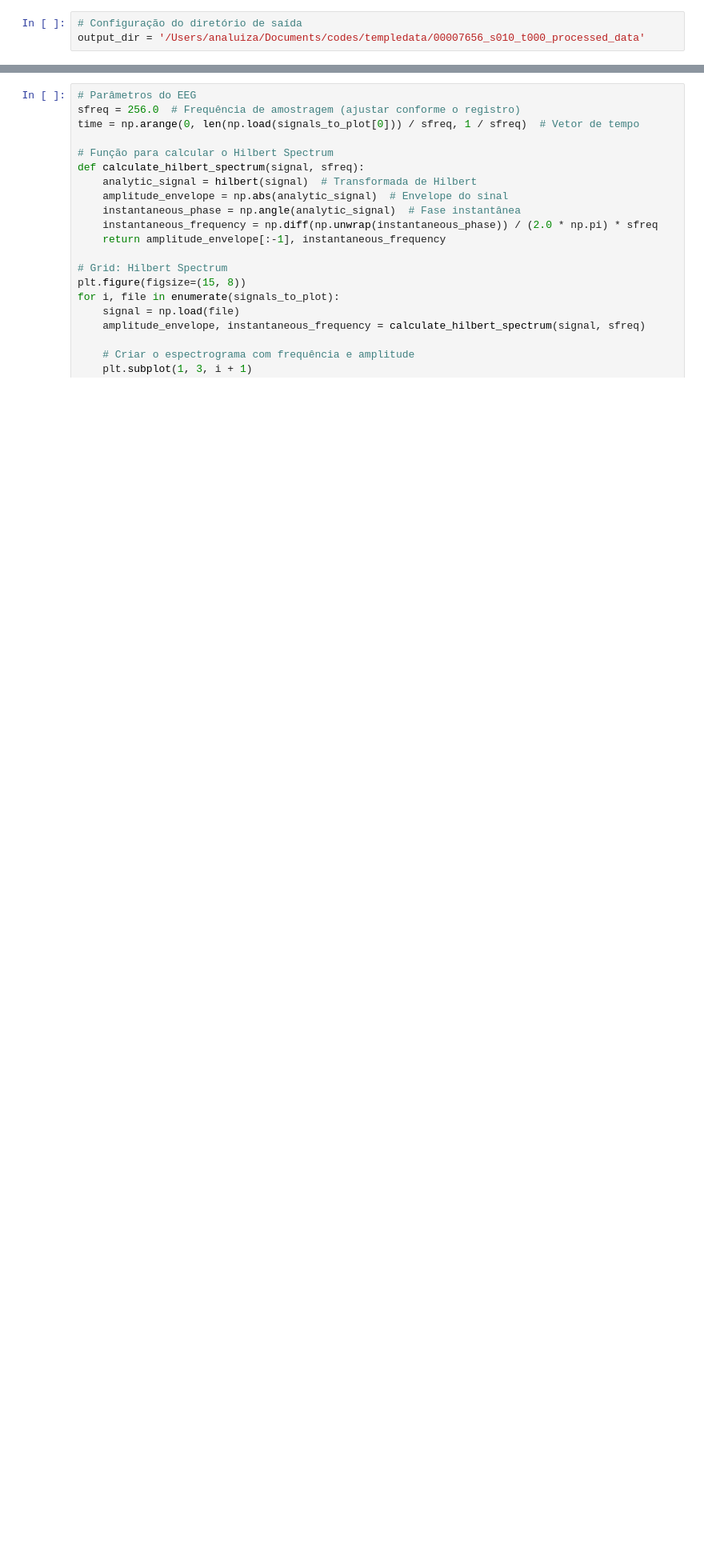
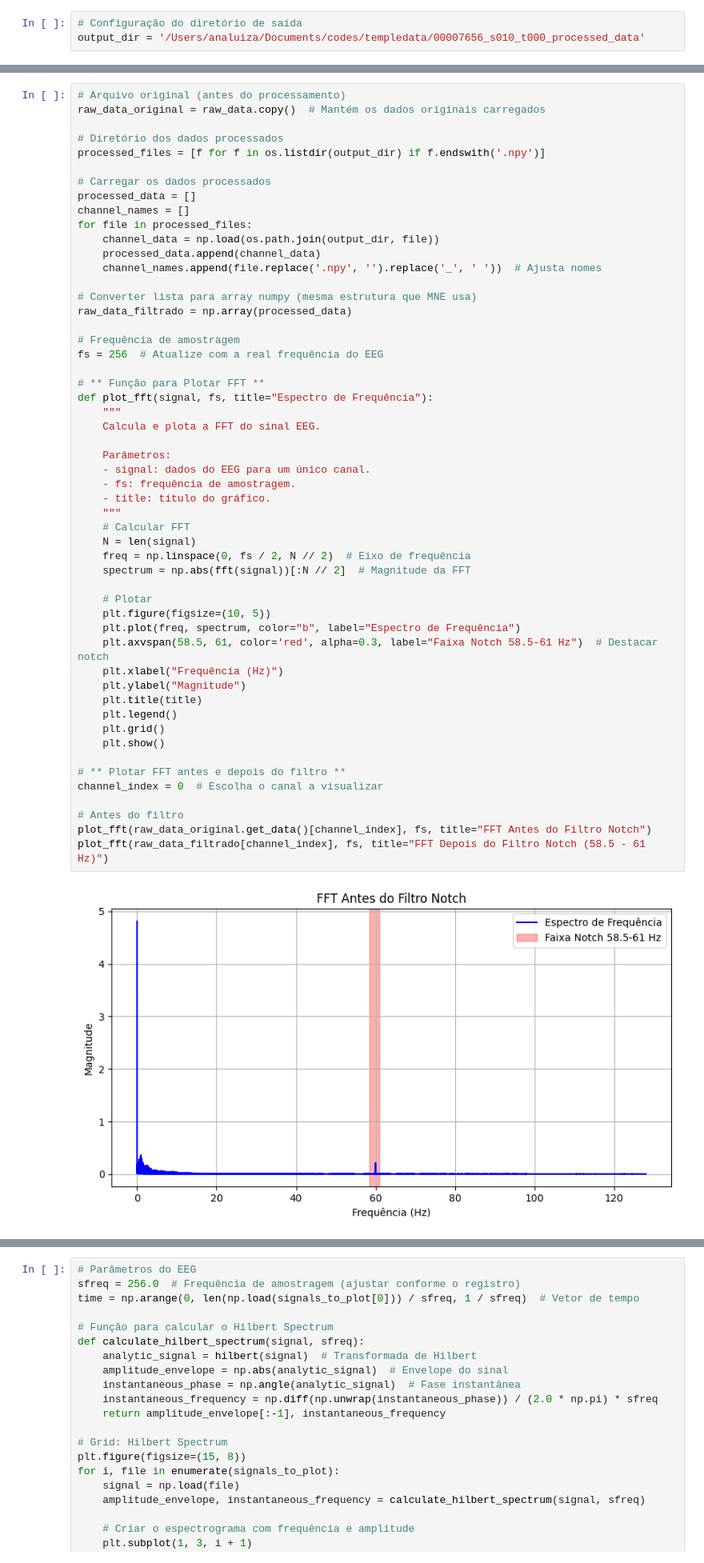
Before and after one commit to labneoc/generativediffusion, a Jupyter notebook: preprocessing.ipynb, the cells around one changed output, grey strips where cells are left out. Shown at 80% size. Cells and saved outputs as stored; diff of their text form; blank space fills up the shorter version.

```diff
--- a/preprocessing.ipynb
+++ b/preprocessing.ipynb
@@ -239,0 +282,55 @@ plt.show()
+# %%
+# Arquivo original (antes do processamento)
+raw_data_original = raw_data.copy()  # Mantém os dados originais carregados
+
+# Diretório dos dados processados
+processed_files = [f for f in os.listdir(output_dir) if f.endswith('.npy')]
+
+# Carregar os dados processados
+processed_data = []
+channel_names = []
+for file in processed_files:
+    channel_data = np.load(os.path.join(output_dir, file))
+    processed_data.append(channel_data)
+    channel_names.append(file.replace('.npy', '').replace('_', ' '))  # Ajusta nomes
+
+# Converter lista para array numpy (mesma estrutura que MNE usa)
+raw_data_filtrado = np.array(processed_data)
+
+# Frequência de amostragem
+fs = 256  # Atualize com a real frequência do EEG
+
+# ** Função para Plotar FFT **
+def plot_fft(signal, fs, title="Espectro de Frequência"):
+    """
+    Calcula e plota a FFT do sinal EEG.
+
+    Parâmetros:
+    - signal: dados do EEG para um único canal.
+    - fs: frequência de amostragem.
+    - title: título do gráfico.
+    """
+    # Calcular FFT
+    N = len(signal)
+    freq = np.linspace(0, fs / 2, N // 2)  # Eixo de frequência
+    spectrum = np.abs(fft(signal))[:N // 2]  # Magnitude da FFT
+
+    # Plotar
+    plt.figure(figsize=(10, 5))
+    plt.plot(freq, spectrum, color="b", label="Espectro de Frequência")
+    plt.axvspan(58.5, 61, color='red', alpha=0.3, label="Faixa Notch 58.5-61 Hz")  # Destacar notch
+    plt.xlabel("Frequência (Hz)")
+    plt.ylabel("Magnitude")
+    plt.title(title)
+    plt.legend()
+    plt.grid()
+    plt.show()
+
+# ** Plotar FFT antes e depois do filtro **
+channel_index = 0  # Escolha o canal a visualizar
+
+# Antes do filtro
+plot_fft(raw_data_original.get_data()[channel_index], fs, title="FFT Antes do Filtro Notch")
+plot_fft(raw_data_filtrado[channel_index], fs, title="FFT Depois do Filtro Notch (58.5 - 61 Hz)")
+# %% [output]
+[figure, added]
```
Also changed, not shown: parts of 9 cells of this notebook, 24 other files.
